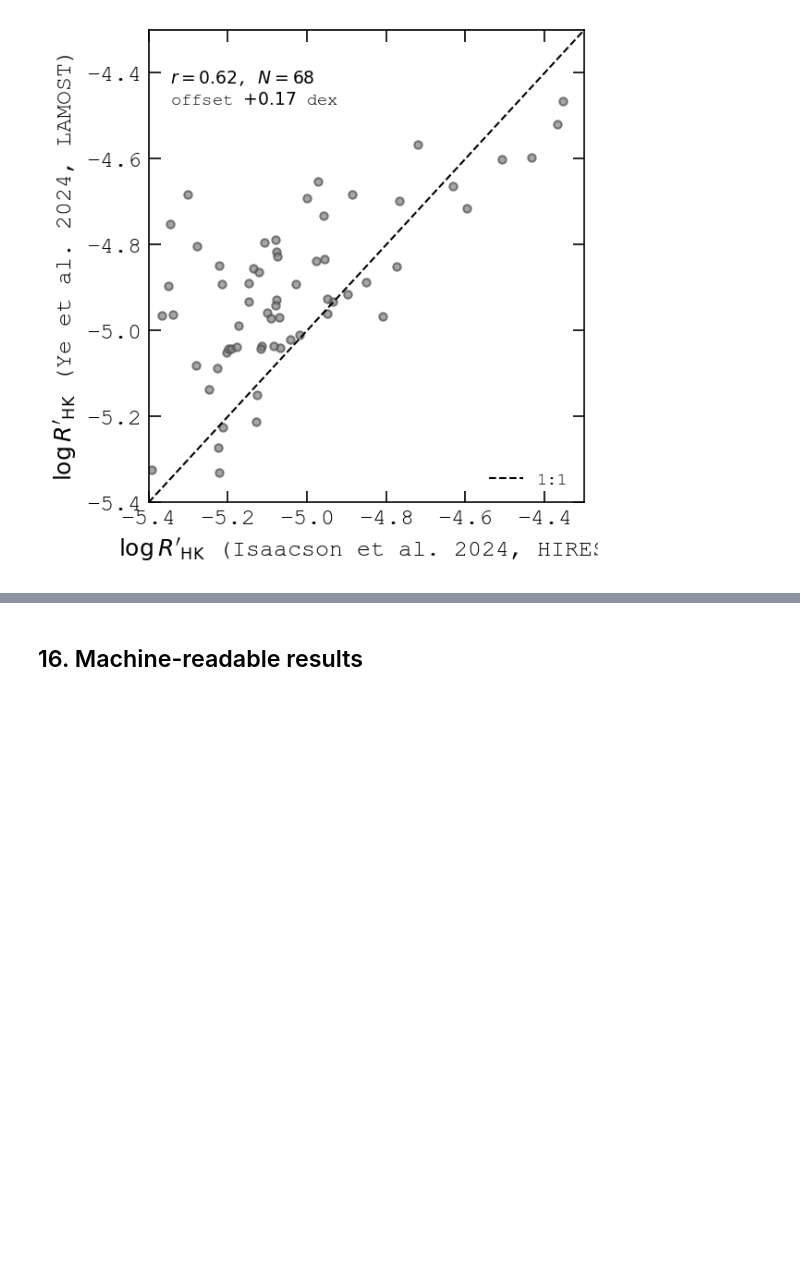
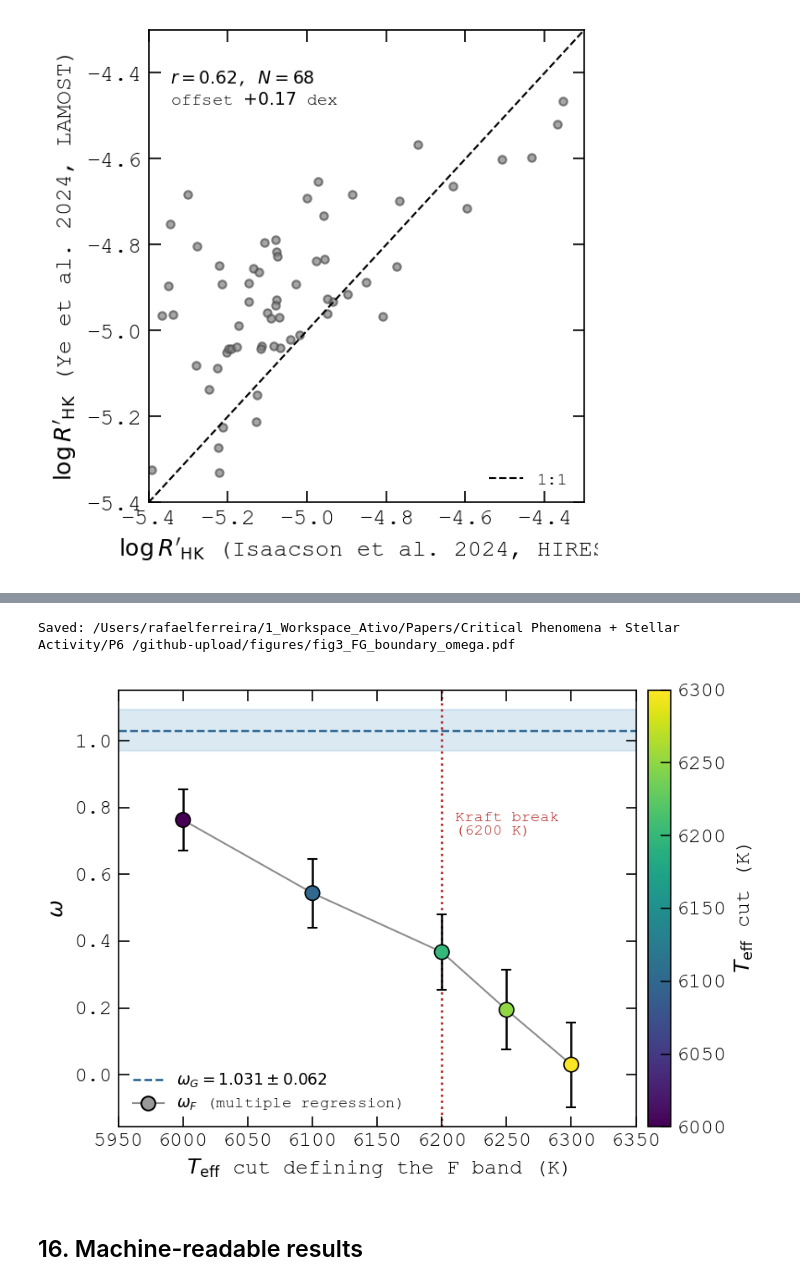
Before and after one commit to rrf-astro/Renormalization-Group-Framework-for-the-Basal-Chromospheric-Flux-in-FGK-stars, a Jupyter notebook: notebooks/data_pipeline.ipynb, the cells around one changed output, grey strips where cells are left out. Cells and saved outputs as stored; diff of their text form; code cells hidden in the pictures; blank space fills up the shorter version.

```diff
--- a/notebooks/data_pipeline.ipynb
+++ b/notebooks/data_pipeline.ipynb
@@ -2132,3 +2143,63 @@ Saved: /Users/rafaelferreira/1_Workspace_Ativo/Papers/Critical Phenomena + Stell
+# %%
+# ============================================================
+# FIGURE 3 -- F-BAND EXPONENT VS. F/G TEMPERATURE BOUNDARY (color)
+# ============================================================
+
+from matplotlib.lines import Line2D
+
+apply_manuscript_style()
+
+fg_df = table3_FG_boundary_sensitivity  # from Section 7, already frozen-checked
+
+cuts = fg_df["cut"].to_numpy(dtype=float)
+omega_m = fg_df["omega_mult"].to_numpy()
+err_m = fg_df["err_mult"].to_numpy()
+
+cmap = plt.get_cmap("viridis")
+norm = mpl.colors.Normalize(vmin=cuts.min(), vmax=cuts.max())
+point_colors = cmap(norm(cuts))
+
+fig3, ax = plt.subplots(figsize=(6.0, 4.3))
+
+# connecting line, underneath the points, shows the monotonic trend
+ax.plot(cuts, omega_m, color="0.55", lw=1.0, zorder=1)
+
+# G-band reference (Table 1, univariate), fixed across the sweep
+ax.axhspan(_wG_uni - _eG_uni, _wG_uni + _eG_uni, color="#a6c8e0", alpha=0.4, zorder=0)
+ax.axhline(_wG_uni, color="#1f5c8b", ls="--", lw=1.2, zorder=1)
+
+# Kraft break
+ax.axvline(6200, color="firebrick", ls=":", lw=1.3, zorder=1)
+ax.text(6210, 0.75, "Kraft break\n(6200 K)", color="firebrick", fontsize=9,
+        ha="left", va="center")
+
+ax.errorbar(cuts, omega_m, yerr=err_m, fmt="none", ecolor="black", capsize=3, lw=1.2, zorder=2)
+ax.scatter(cuts, omega_m, c=point_colors, s=70, edgecolor="black", linewidth=0.8, zorder=3)
+
+ax.set_xlabel(r"$T_{\rm eff}$ cut defining the F band (K)")
+ax.set_ylabel(r"$\omega$")
+ax.set_xlim(5950, 6350)
+
+legend_handles = [
+    Line2D([0], [0], color="#1f5c8b", ls="--", lw=1.2,
+           label=fr"$\omega_G = {_wG_uni:.3f} \pm {_eG_uni:.3f}$"),
+    Line2D([0], [0], marker="o", color="0.55", lw=1.0, markerfacecolor="0.6",
+           markeredgecolor="black", markersize=8,
+           label=r"$\omega_F$ (multiple regression)"),
+]
+ax.legend(handles=legend_handles, frameon=False, loc="lower left", fontsize=9)
+
+_sm_cmap = mpl.cm.ScalarMappable(norm=norm, cmap=cmap)
+_sm_cmap.set_array([])
+cbar = fig3.colorbar(_sm_cmap, ax=ax, pad=0.02)
+cbar.set_label(r"$T_{\rm eff}$ cut (K)")
+
+fig3.tight_layout()
+save_figure(fig3, "fig3_FG_boundary_omega")
+plt.show()
+# %% [output]
+Saved: /Users/rafaelferreira/1_Workspace_Ativo/Papers/Critical Phenomena + Stellar Activity/P6 /github-upload/figures/fig3_FG_boundary_omega.pdf
+[figure, added]
 # %% [markdown]
 ## 16. Machine-readable results
 # %%
```
Also changed, not shown: parts of 5 cells of this notebook, 4 other files.
